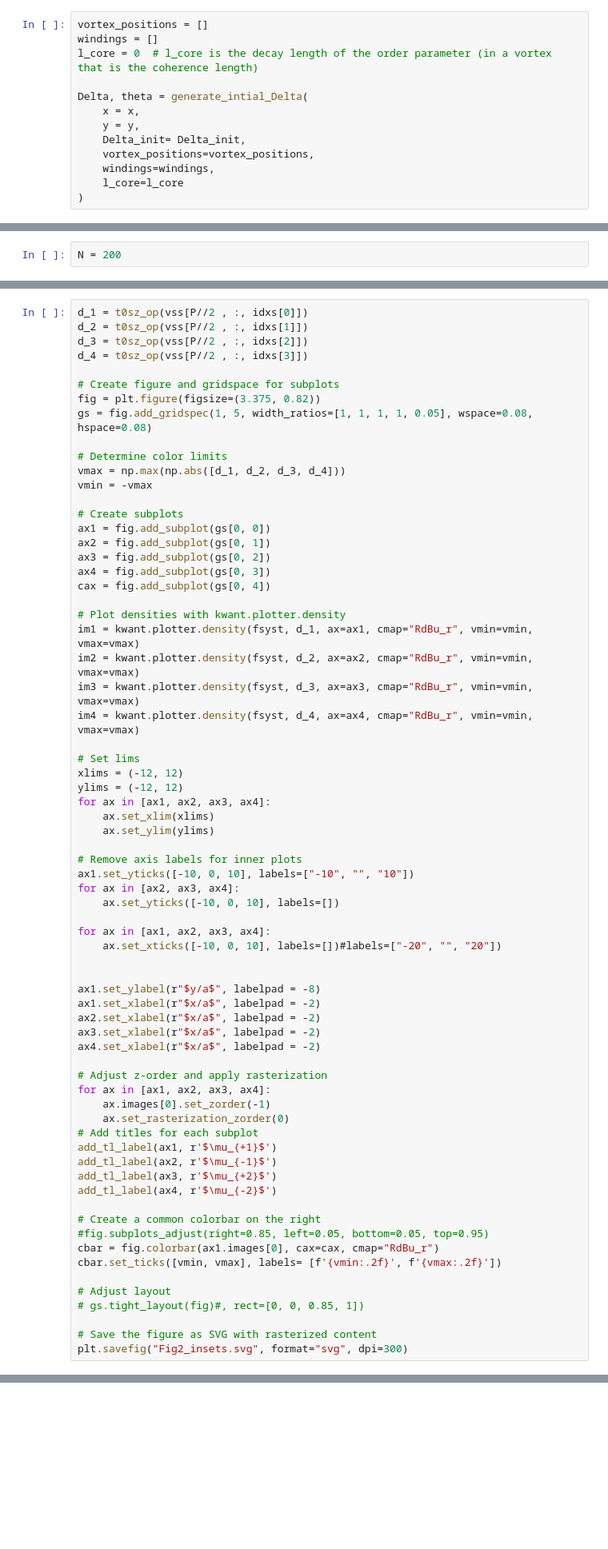
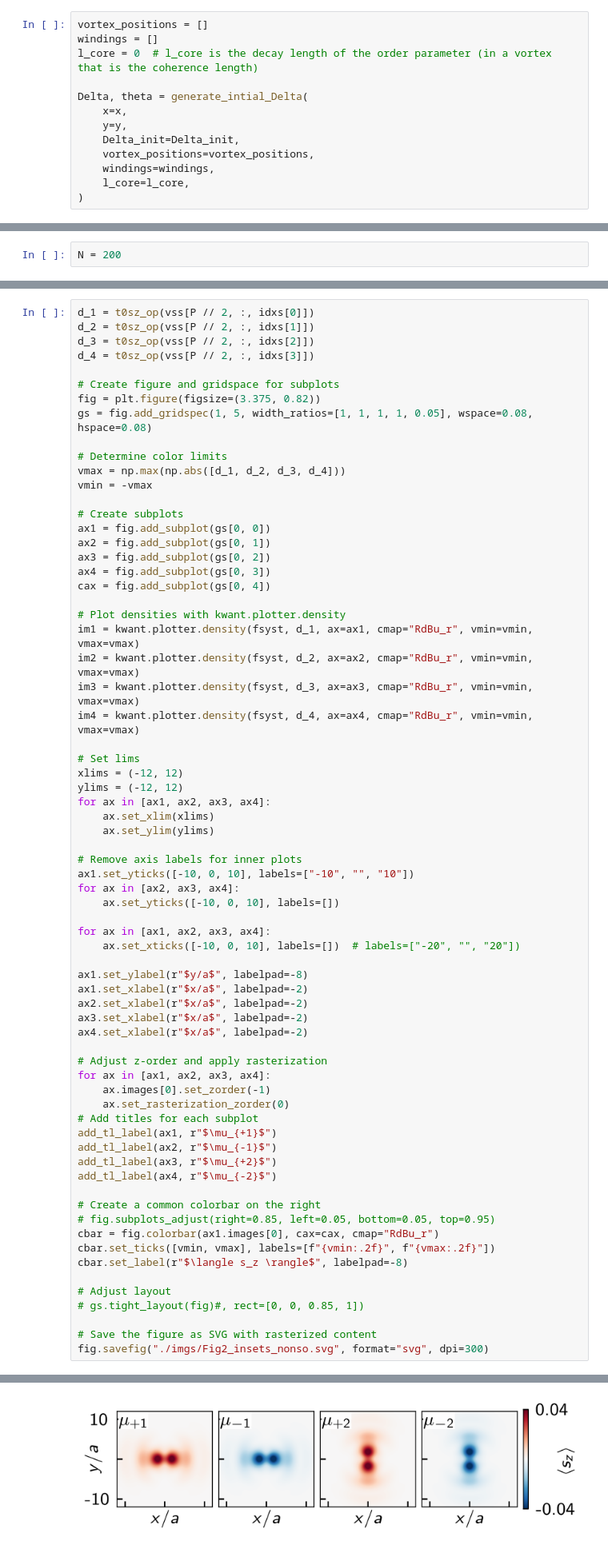
Before and after one commit to maiani/amsc_impurities, a Jupyter notebook: tightbinding/Fig2.ipynb, the cells around one changed output, grey strips where cells are left out. Shown at 80% size. Drawn from its saved outputs; the diff is of its cells as text; blank space fills up the shorter version.

```diff
--- a/tightbinding/Fig2.ipynb
+++ b/tightbinding/Fig2.ipynb
@@ -44,12 +44,12 @@ windings = []
 l_core = 0  # l_core is the decay length of the order parameter (in a vortex that is the coherence length)
 
 Delta, theta = generate_intial_Delta(
-    x = x,
-    y = y,
-    Delta_init= Delta_init,
+    x=x,
+    y=y,
+    Delta_init=Delta_init,
     vortex_positions=vortex_positions,
     windings=windings,
-    l_core=l_core
+    l_core=l_core,
 )
 # %%
 # Impurituy positions
@@ -137,8 +142,8 @@ for p in range(P):
 # %%
-d_1 = t0sz_op(vss[P//2 , :, idxs[0]])
-d_2 = t0sz_op(vss[P//2 , :, idxs[1]])
-d_3 = t0sz_op(vss[P//2 , :, idxs[2]])
-d_4 = t0sz_op(vss[P//2 , :, idxs[3]])
+d_1 = t0sz_op(vss[P // 2, :, idxs[0]])
+d_2 = t0sz_op(vss[P // 2, :, idxs[1]])
+d_3 = t0sz_op(vss[P // 2, :, idxs[2]])
+d_4 = t0sz_op(vss[P // 2, :, idxs[3]])
 
 # Create figure and gridspace for subplots
 fig = plt.figure(figsize=(3.375, 0.82))
@@ -174,33 +179,33 @@ for ax in [ax2, ax3, ax4]:
     ax.set_yticks([-10, 0, 10], labels=[])
 
 for ax in [ax1, ax2, ax3, ax4]:
-    ax.set_xticks([-10, 0, 10], labels=[])#labels=["-20", "", "20"])
+    ax.set_xticks([-10, 0, 10], labels=[])  # labels=["-20", "", "20"])
 
-
-ax1.set_ylabel(r"$y/a$", labelpad = -8)
-ax1.set_xlabel(r"$x/a$", labelpad = -2)
-ax2.set_xlabel(r"$x/a$", labelpad = -2)
-ax3.set_xlabel(r"$x/a$", labelpad = -2)
-ax4.set_xlabel(r"$x/a$", labelpad = -2)
+ax1.set_ylabel(r"$y/a$", labelpad=-8)
+ax1.set_xlabel(r"$x/a$", labelpad=-2)
+ax2.set_xlabel(r"$x/a$", labelpad=-2)
+ax3.set_xlabel(r"$x/a$", labelpad=-2)
+ax4.set_xlabel(r"$x/a$", labelpad=-2)
 
 # Adjust z-order and apply rasterization
 for ax in [ax1, ax2, ax3, ax4]:
     ax.images[0].set_zorder(-1)
     ax.set_rasterization_zorder(0)
 # Add titles for each subplot
-add_tl_label(ax1, r'$\mu_{+1}$')
-add_tl_label(ax2, r'$\mu_{-1}$')
-add_tl_label(ax3, r'$\mu_{+2}$')
-add_tl_label(ax4, r'$\mu_{-2}$')
+add_tl_label(ax1, r"$\mu_{+1}$")
+add_tl_label(ax2, r"$\mu_{-1}$")
+add_tl_label(ax3, r"$\mu_{+2}$")
+add_tl_label(ax4, r"$\mu_{-2}$")
 
 # Create a common colorbar on the right
-#fig.subplots_adjust(right=0.85, left=0.05, bottom=0.05, top=0.95)
+# fig.subplots_adjust(right=0.85, left=0.05, bottom=0.05, top=0.95)
 cbar = fig.colorbar(ax1.images[0], cax=cax, cmap="RdBu_r")
-cbar.set_ticks([vmin, vmax], labels= [f'{vmin:.2f}', f'{vmax:.2f}'])
+cbar.set_ticks([vmin, vmax], labels=[f"{vmin:.2f}", f"{vmax:.2f}"])
+cbar.set_label(r"$\langle s_z \rangle$", labelpad=-8)
 
 # Adjust layout
 # gs.tight_layout(fig)#, rect=[0, 0, 0.85, 1])
 
 # Save the figure as SVG with rasterized content
-plt.savefig("Fig2_insets.svg", format="svg", dpi=300)
+fig.savefig("./imgs/Fig2_insets_nonso.svg", format="svg", dpi=300)
 # %% [output]
@@ -207,0 +212 @@ NameError: name 'vss' is not defined
+[figure, added]
```
Also changed, not shown: parts of 20 cells of this notebook, 45 other files.
